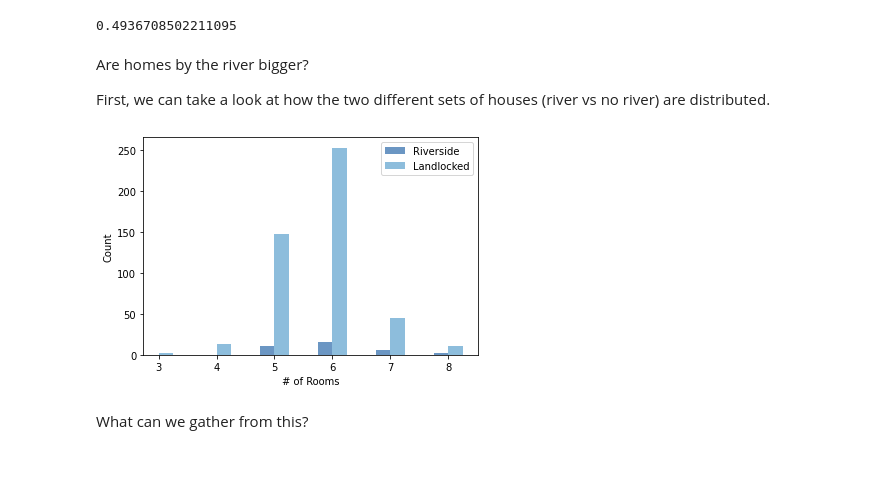
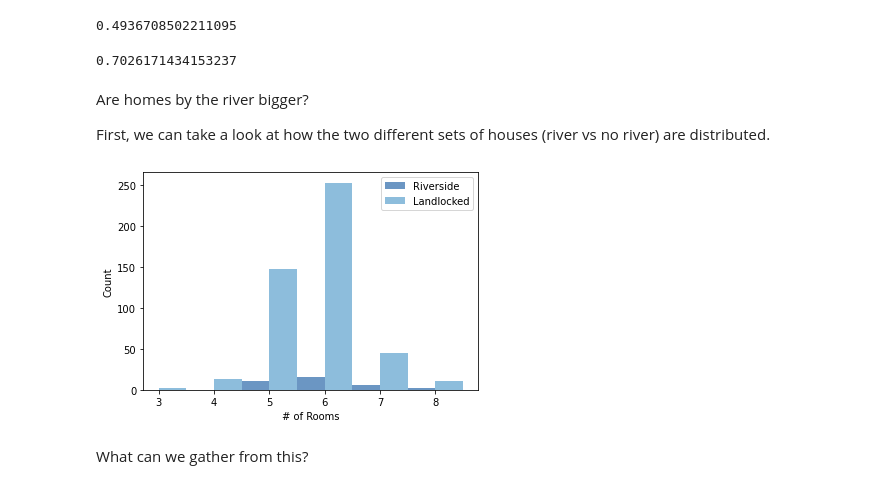
Before and after one commit to ymastan/BasicClassExamples, a Jupyter notebook: 002_Basic_Hist.ipynb, the cells around one changed output. Drawn from its saved outputs; the diff is of its cells as text; code cells hidden in the pictures.

```diff
--- a/002_Basic_Hist.ipynb
+++ b/002_Basic_Hist.ipynb
@@ -74,6 +74,11 @@ thinkplot.Config(xlabel='Number of Rooms', ylabel='count')
 df["RM"].var()
 # %% [output]
 0.4936708502211095
+# %%
+#Standard deviation
+df["RM"].std()
+# %% [output]
+0.7026171434153237
 # %% [markdown]
 Are homes by the river bigger?
 
@@ -85,13 +90,13 @@ noRiver = df[df["CHAS"] != 1]
 riverHist = thinkstats2.Hist(np.floor(river["RM"]), label="Riverside")
 landHist = thinkstats2.Hist(np.floor(noRiver["RM"]), label="Landlocked")
 # %%
-width = 0.25
+width = 0.5
 thinkplot.PrePlot(2)
 thinkplot.Hist(riverHist, align='right', width=width)
 thinkplot.Hist(landHist, align='left', width=width)
 thinkplot.Config(xlabel='# of Rooms', ylabel='Count')
 # %% [output]
-[figure, old version]
+[figure, new version]
 # %% [markdown]
 What can we gather from this?
 # %%
```
